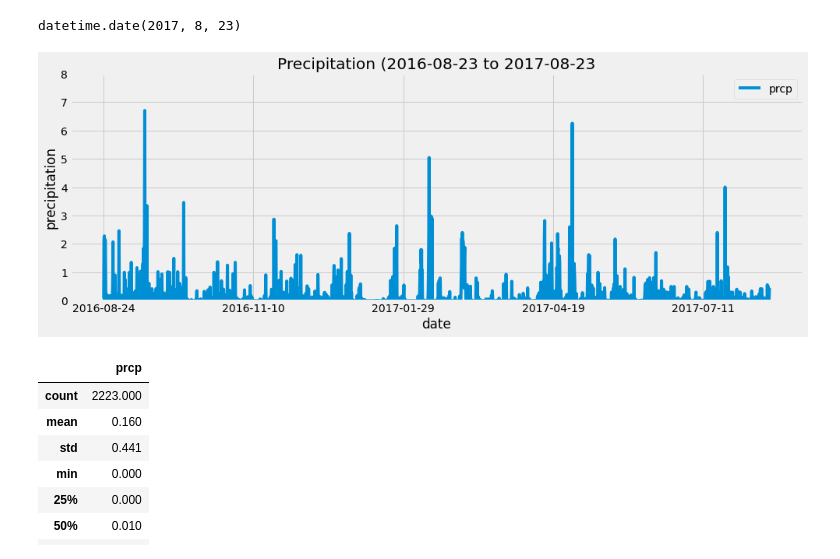
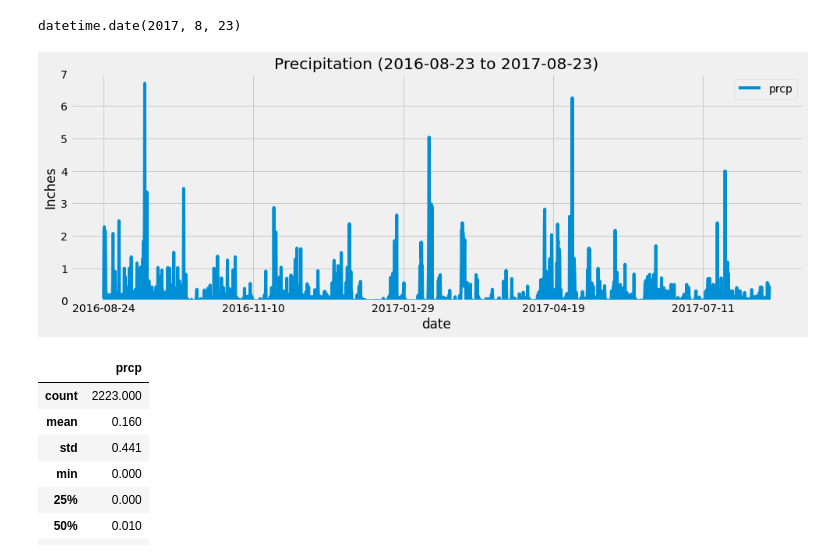
Before and after one commit to FreddyRangelA/sqlalchemy-challenge, a Jupyter notebook: Storage-and-Retrieval_climate_starter.ipynb, the cells around one changed output. Saved outputs shown, nothing was run; the diff lists cells and outputs as text; code cells hidden in the pictures.

```diff
--- a/Storage-and-Retrieval_climate_starter.ipynb
+++ b/Storage-and-Retrieval_climate_starter.ipynb
@@ -80,37 +80,37 @@ datetime.date(2017, 8, 23)
 # Starting from the most recent data point in the database.
 
 # Calculate the date one year from the last date in data set.
 
 #uses the daytime obj as int to generate the date needed
 oneYearFromDate = datetime_object-dt.timedelta(days=365)
 
 oneYearFromDate
 
 # # Perform a query to retrieve the data and precipitation scores
 
 #search and return only the two sections needed.
 prcp_data = session.query(Measurement.date, Measurement.prcp).\
      filter(Measurement.date > oneYearFromDate).order_by(Measurement.date).all()#retrieves the date needed from the date a year from
 
 # Save the query results as a Pandas DataFrame and set the index to the date column
 prcp_date_df=pd.DataFrame(prcp_data)
 prcp_date_df.set_index('date', inplace=True, )
 
 # Sort the dataframe by date
 
 prcp_date_df.sort_index()
 prcp_date_df['prcp'] = prcp_date_df['prcp'].fillna(0)
 prcp_date_df
 
 # Use Pandas Plotting with Matplotlib to plot the data
 
 plot=prcp_date_df.plot(figsize=(15,5))
-plot.set_title(f"Precipitation ({oneYearFromDate.date()} to {datetime_object.date()}")
-plot.set_ylabel('precipitation')
-plt.ylim(0,8)
+plot.set_title(f"Precipitation ({oneYearFromDate.date()} to {datetime_object.date()})")
+plot.set_ylabel('Inches')
+plt.ylim(0,7)
 plt.show()
 # %% [output]
-[figure, old version]
+[figure, new version]
 # %%
 # Use Pandas to calcualte the summary statistics for the precipitation data
 plt_precipitation_df=round(prcp_date_df.describe(),3)
```
Also changed, not shown: parts of 6 cells of this notebook.
